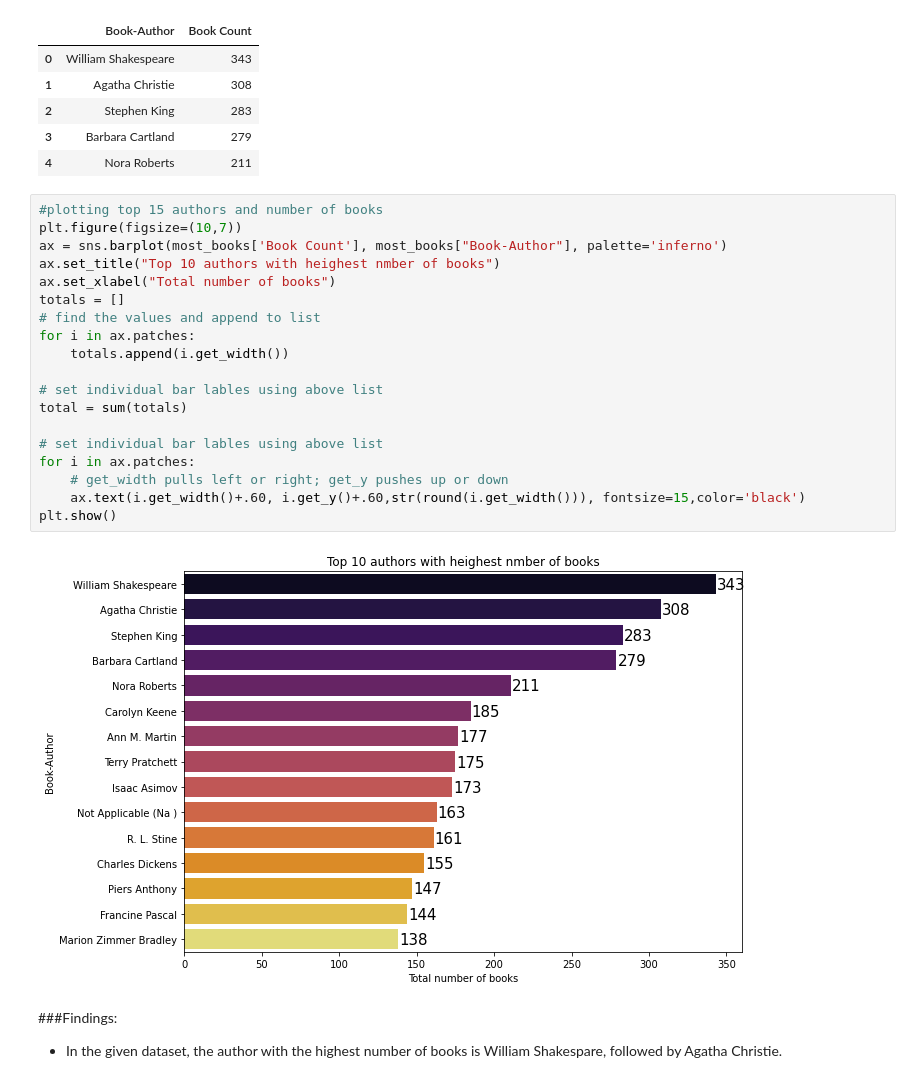
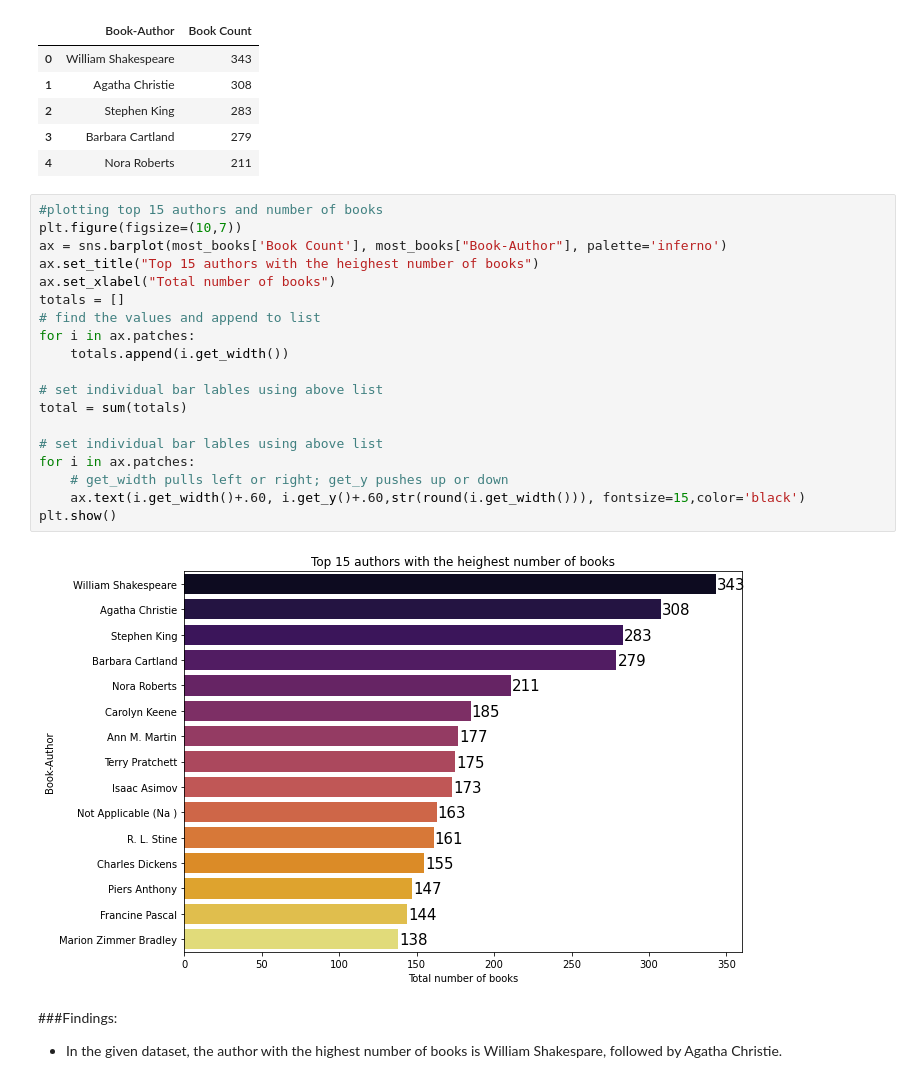
Before and after one commit to nivyathiruvoth/Book-Recommendation-System, a Jupyter notebook: Book_Recommendation_System.ipynb, the cells around one changed output. Saved outputs shown, nothing was run; the diff lists cells and outputs as text.

```diff
--- a/Book_Recommendation_System.ipynb
+++ b/Book_Recommendation_System.ipynb
@@ -554,24 +554,24 @@ most_books.head()
 # %%
 #plotting top 15 authors and number of books
 plt.figure(figsize=(10,7))
 ax = sns.barplot(most_books['Book Count'], most_books["Book-Author"], palette='inferno')
-ax.set_title("Top 10 authors with heighest nmber of books")
+ax.set_title("Top 15 authors with the heighest number of books")
 ax.set_xlabel("Total number of books")
 totals = []
 # find the values and append to list
 for i in ax.patches:
     totals.append(i.get_width())
 
 # set individual bar lables using above list
 total = sum(totals)
 
 # set individual bar lables using above list
 for i in ax.patches:
     # get_width pulls left or right; get_y pushes up or down
     ax.text(i.get_width()+.60, i.get_y()+.60,str(round(i.get_width())), fontsize=15,color='black')
 plt.show()
 # %% [output]
-[figure, old version]
+[figure, new version]
 # %% [markdown]
 ###Findings:
 
```
Also changed, not shown: parts of 11 cells of this notebook.
